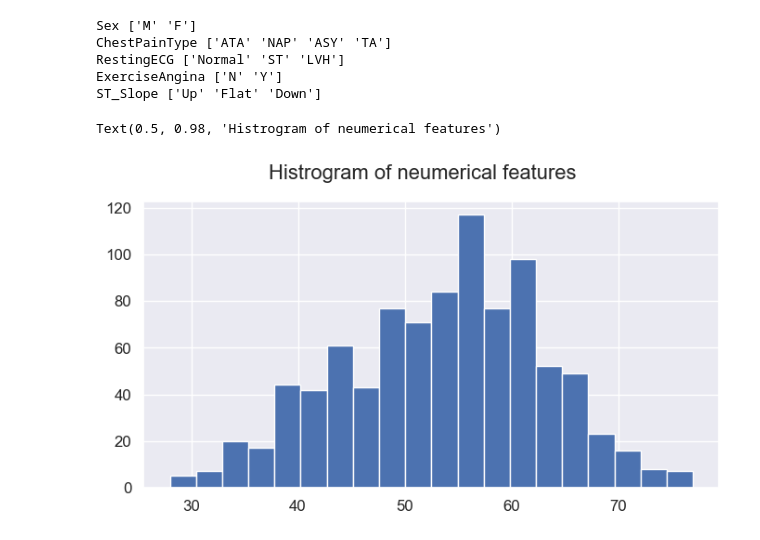
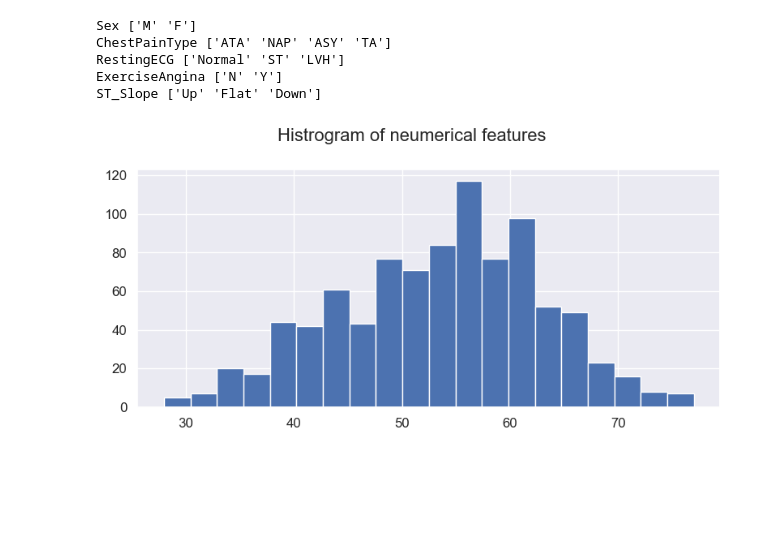
Before and after one commit to shovo896/EDA-of-Heart-Failure-disease, a Jupyter notebook: eda.ipynb, the cells around one changed output. Cells and saved outputs as stored; diff of their text form; code cells hidden in the pictures; blank space fills up the shorter version.

```diff
--- a/eda.ipynb
+++ b/eda.ipynb
@@ -114,6 +114,7 @@ ST_Slope ['Up' 'Flat' 'Down']
 # %%
 df["Age"].hist(bins=20,figsize=(8,4))
 plt.suptitle("Histrogram of neumerical features")
+plt.tight_layout()
+plt.show()
 # %% [output]
-Text(0.5, 0.98, 'Histrogram of neumerical features')
-[figure, old version]
+[figure, new version]
```
